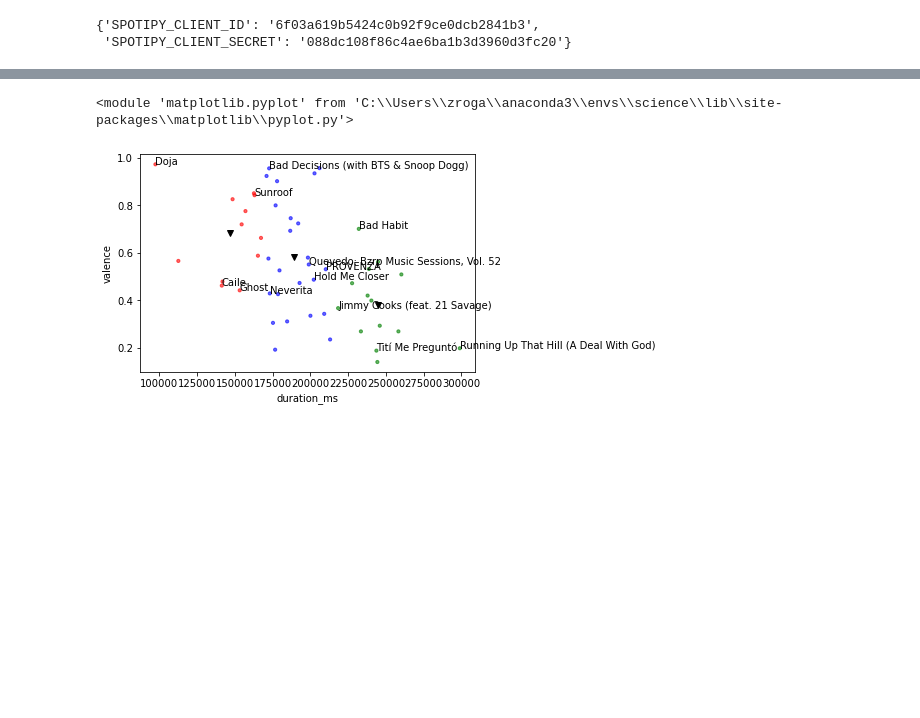
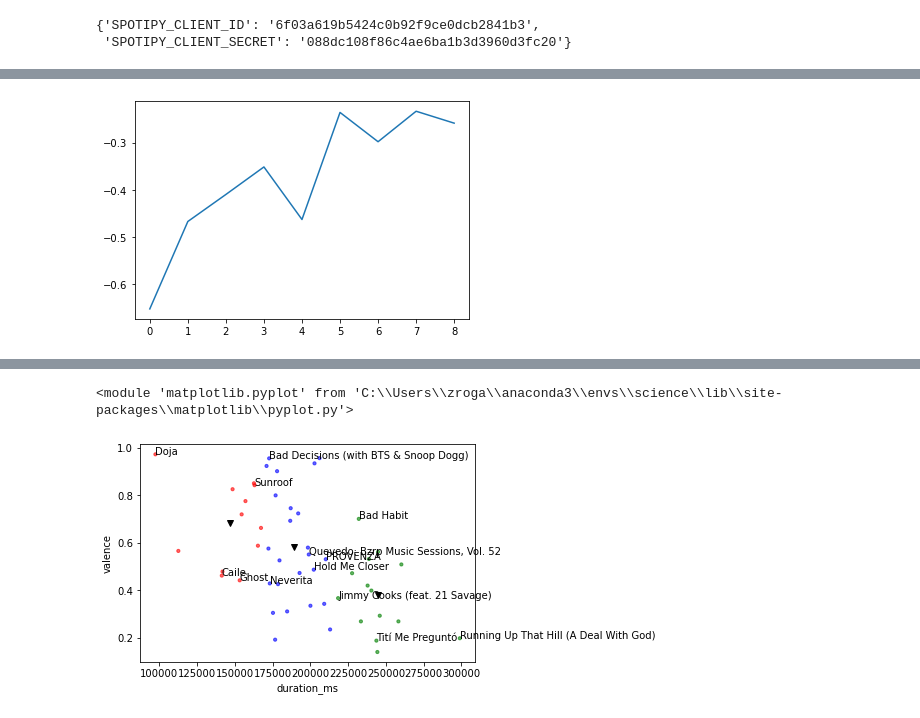
Before and after one commit to sambello/recommendation-app, a Jupyter notebook: data_loading.ipynb, the cells around one changed output, grey strips where cells are left out. Cells and saved outputs as stored; diff of their text form; code cells hidden in the pictures; blank space fills up the shorter version.

```diff
--- a/data_loading.ipynb
+++ b/data_loading.ipynb
@@ -164,0 +129,3 @@ plt.show()
+# %%
+num_clust_plt, wcss= get_cluster_count(machine_fields)
+#num_clust_plt.show()
@@ -164,0 +134,8 @@ plt.show()
+# %%
+def get_deriv(arr):
+    return [((arr[i] - arr[i-1]) / arr[i-1]) for i in range(1, len(arr))]
+# %%
+num_clust_plt.plot(range(0, len(wcss) - 1), get_deriv(wcss))
+num_clust_plt.show()
+# %% [output]
+[figure, added]
```
Also changed, not shown: parts of 28 cells of this notebook, 1 other file.
